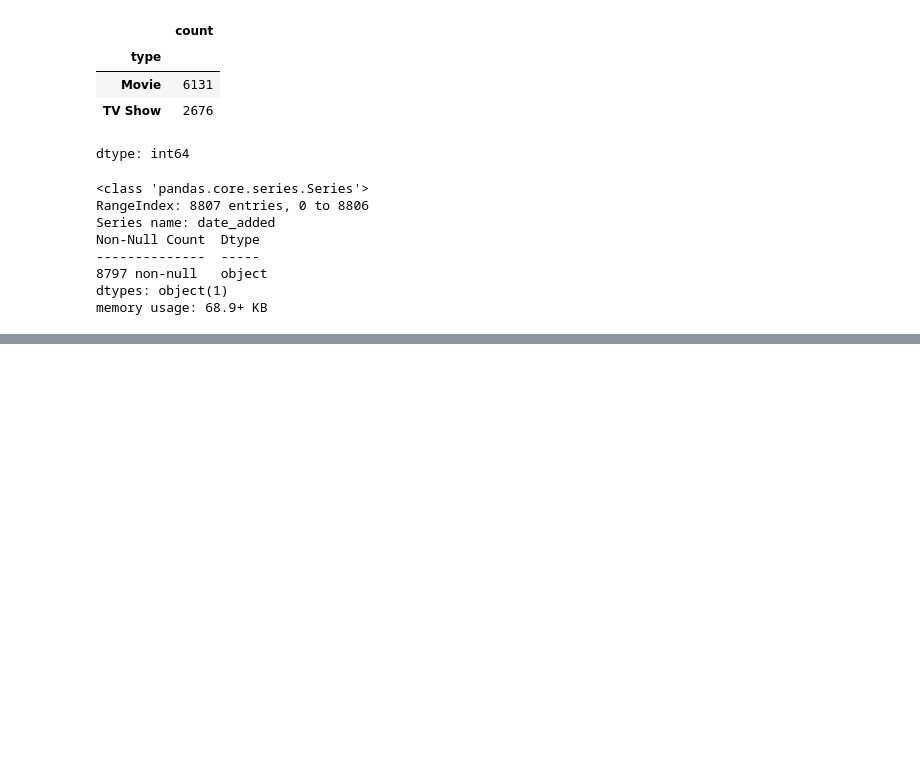
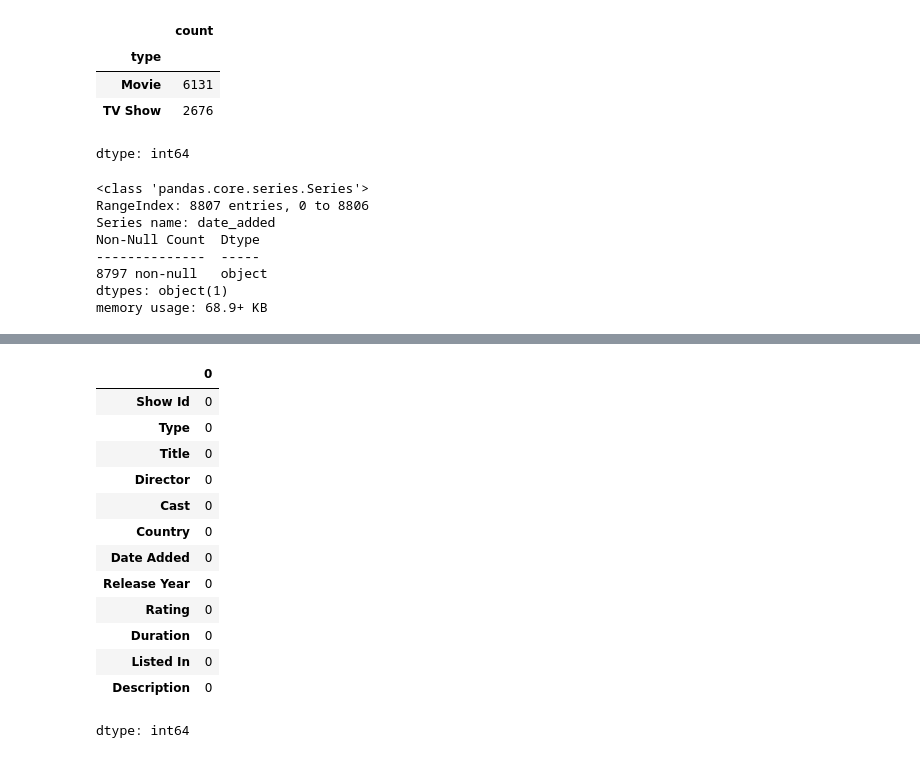
Before and after one commit to mertechcloud/Netflix-Content-Analytics, a Jupyter notebook: Notebooks/02_data_profiling_cleaning.ipynb, the cells around one changed output, grey strips where cells are left out. Drawn from its saved outputs; the diff is of its cells as text; code cells hidden in the pictures; blank space fills up the shorter version.

```diff
--- a/Notebooks/02_data_profiling_cleaning.ipynb
+++ b/Notebooks/02_data_profiling_cleaning.ipynb
@@ -257,0 +247,24 @@ df_cleaned.select_dtypes(exclude=['float64', "int"]).columns.tolist()
+# %%
+# Handle Missing Values
+df_cleaned["Director"] = df_cleaned["Director"].fillna("Unknown")
+df_cleaned["Country"] = df_cleaned["Country"].fillna("Unknown")
+df_cleaned["Cast"] = df_cleaned["Cast"].fillna("Unknown")
+df_cleaned["Date Added"] = df_cleaned["Date Added"].fillna("Unknown")
+df_cleaned["Rating"] = df_cleaned["Rating"].fillna("Not Rated")
+df_cleaned["Duration"] = df_cleaned["Duration"].fillna("Unknown")
+df_cleaned.isnull().sum().sort_values(ascending=False)
+# %% [output]
+|  | 0 |
+| Show Id | 0 |
+| Type | 0 |
+| Title | 0 |
+| Director | 0 |
+| Cast | 0 |
+| Country | 0 |
+| Date Added | 0 |
+| Release Year | 0 |
+| Rating | 0 |
+| Duration | 0 |
+| Listed In | 0 |
+| Description | 0 |
+dtype: int64
```
Also changed, not shown: parts of 12 cells of this notebook, 3 other files.
